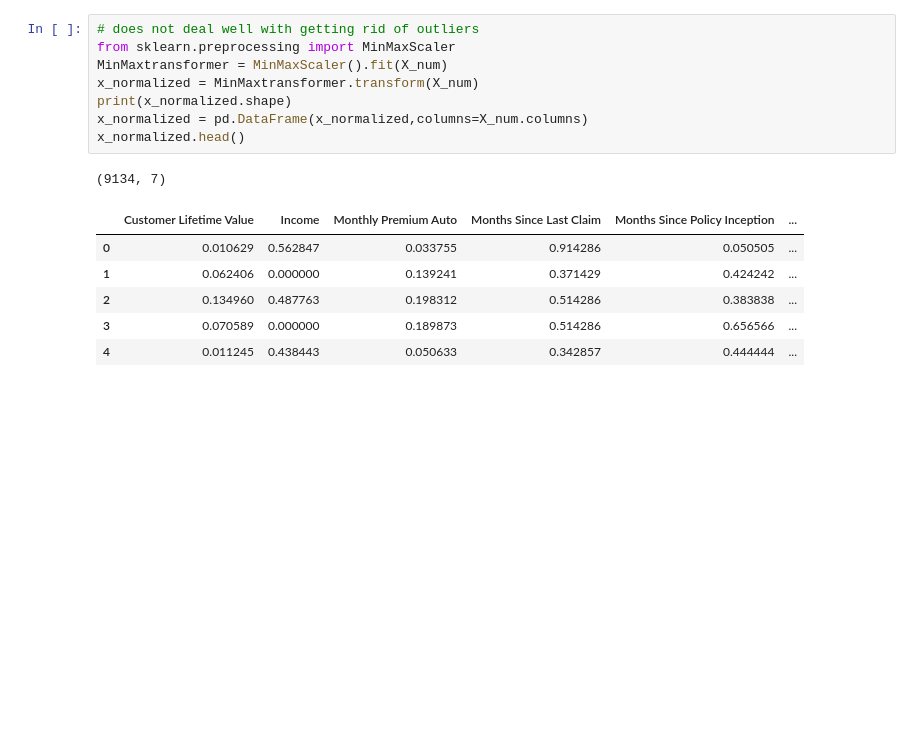
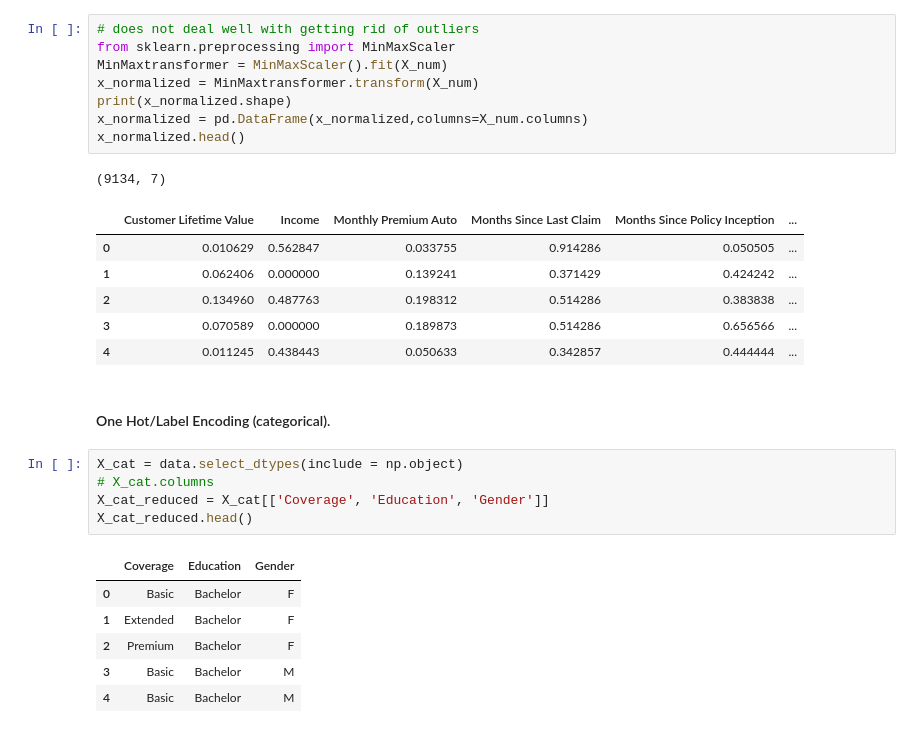
Before and after one commit to mbescansa/lab-customer-analysis-round-5, a Jupyter notebook: lab-customer-analysis-round-5.ipynb, the cells around one changed output. Saved outputs shown, nothing was run; the diff lists cells and outputs as text; blank space fills up the shorter version.

```diff
--- a/lab-customer-analysis-round-5.ipynb
+++ b/lab-customer-analysis-round-5.ipynb
@@ -50,3 +53,17 @@ x_normalized.head()
 | 2 | 0.134960 | 0.487763 | 0.198312 | 0.514286 | 0.383838 | ... |
 | 3 | 0.070589 | 0.000000 | 0.189873 | 0.514286 | 0.656566 | ... |
 | 4 | 0.011245 | 0.438443 | 0.050633 | 0.342857 | 0.444444 | ... |
+# %% [markdown]
+#### One Hot/Label Encoding (categorical).
+# %%
+X_cat = data.select_dtypes(include = np.object)
+# X_cat.columns
+X_cat_reduced = X_cat[['Coverage', 'Education', 'Gender']]
+X_cat_reduced.head()
+# %% [output]
+|  | Coverage | Education | Gender |
+| 0 | Basic | Bachelor | F |
+| 1 | Extended | Bachelor | F |
+| 2 | Premium | Bachelor | F |
+| 3 | Basic | Bachelor | M |
+| 4 | Basic | Bachelor | M |
```
Also changed, not shown: parts of 26 cells of this notebook.
